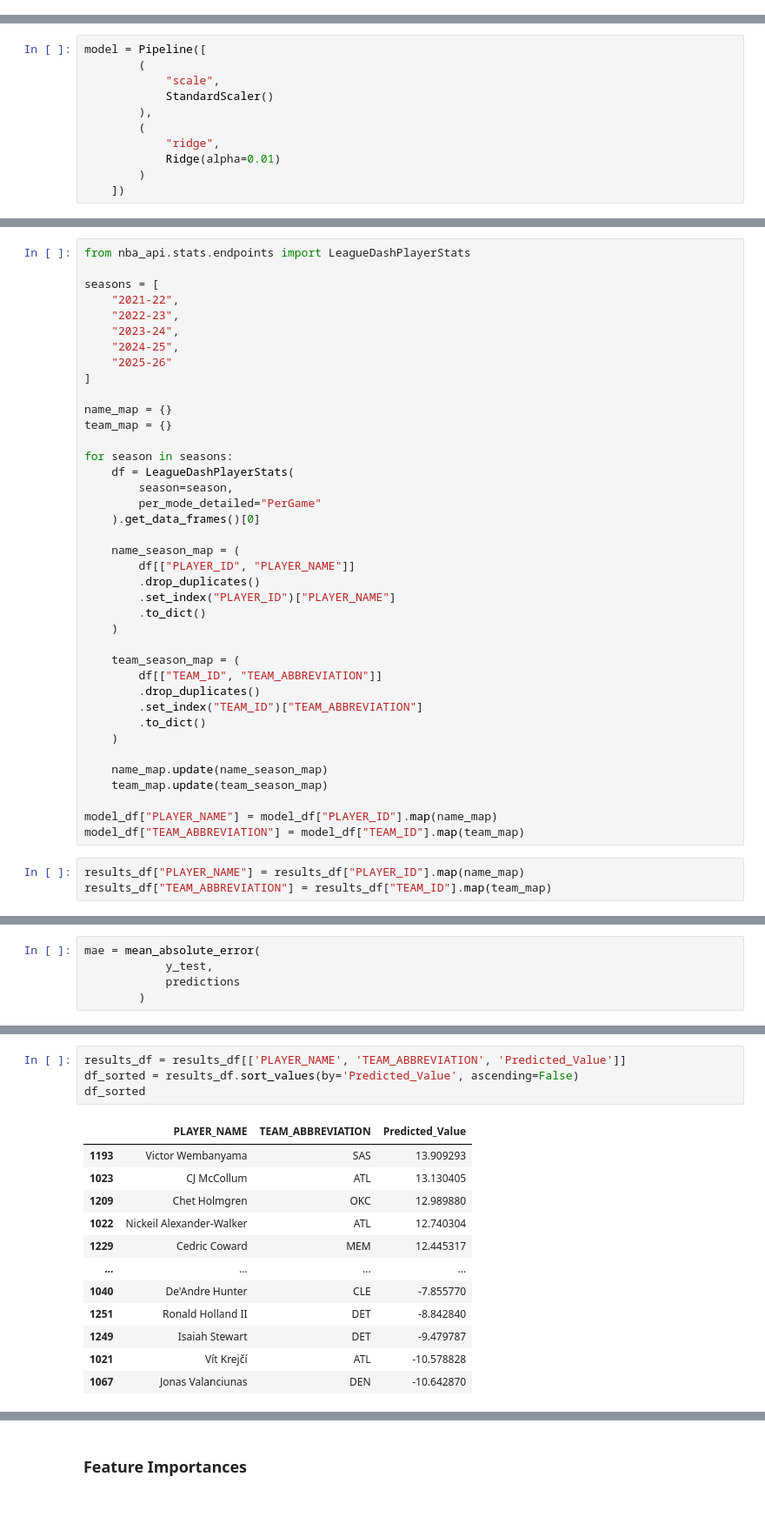
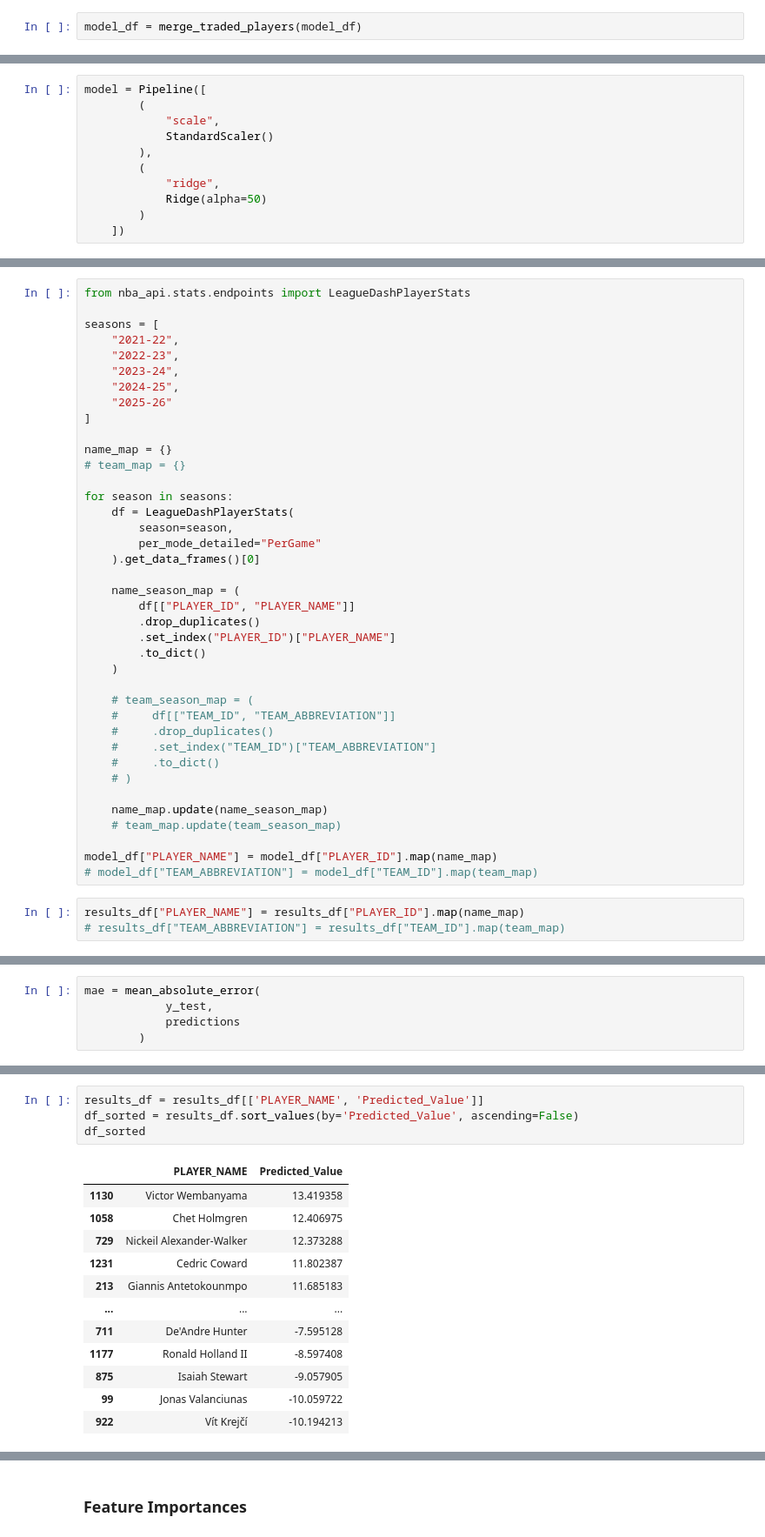
Before and after one commit to ianswan/nba-four-factors-model, a Jupyter notebook: four_factors_model.ipynb, the cells around one changed output, grey strips where cells are left out. Shown at 87% size. Saved outputs shown, nothing was run; the diff lists cells and outputs as text; blank space fills up the shorter version.

Commit message:
fixed traded player issue

```diff
--- a/four_factors_model.ipynb
+++ b/four_factors_model.ipynb
@@ -442,0 +492,2 @@ model_df = df
+# %%
+model_df = merge_traded_players(model_df)
@@ -617,7 +670,7 @@ model = Pipeline([
         ),
         (
             "ridge",
-            Ridge(alpha=0.01)
+            Ridge(alpha=50)
         )
     ])
 # %%
@@ -639,7 +692,7 @@ seasons = [
 ]
 
 name_map = {}
-team_map = {}
+# team_map = {}
 
 for season in seasons:
     df = LeagueDashPlayerStats(
@@ -654,21 +707,21 @@ for season in seasons:
         .to_dict()
     )
 
-    team_season_map = (
-        df[["TEAM_ID", "TEAM_ABBREVIATION"]]
-        .drop_duplicates()
-        .set_index("TEAM_ID")["TEAM_ABBREVIATION"]
-        .to_dict()
-    )
+    # team_season_map = (
+    #     df[["TEAM_ID", "TEAM_ABBREVIATION"]]
+    #     .drop_duplicates()
+    #     .set_index("TEAM_ID")["TEAM_ABBREVIATION"]
+    #     .to_dict()
+    # )
 
     name_map.update(name_season_map)
-    team_map.update(team_season_map)
+    # team_map.update(team_season_map)
 
 model_df["PLAYER_NAME"] = model_df["PLAYER_ID"].map(name_map)
-model_df["TEAM_ABBREVIATION"] = model_df["TEAM_ID"].map(team_map)
+# model_df["TEAM_ABBREVIATION"] = model_df["TEAM_ID"].map(team_map)
 # %%
 results_df["PLAYER_NAME"] = results_df["PLAYER_ID"].map(name_map)
-results_df["TEAM_ABBREVIATION"] = results_df["TEAM_ID"].map(team_map)
+# results_df["TEAM_ABBREVIATION"] = results_df["TEAM_ID"].map(team_map)
 # %%
 # check for missing players
 missing = results_df[results_df["PLAYER_NAME"].isna()]
@@ -712,17 +765,17 @@ mae
 # %%
-results_df = results_df[['PLAYER_NAME', 'TEAM_ABBREVIATION', 'Predicted_Value']]
+results_df = results_df[['PLAYER_NAME', 'Predicted_Value']]
 df_sorted = results_df.sort_values(by='Predicted_Value', ascending=False)
 df_sorted
 # %% [output]
-|  | PLAYER_NAME | TEAM_ABBREVIATION | Predicted_Value |
-| 1193 | Victor Wembanyama | SAS | 13.909293 |
-| 1023 | CJ McCollum | ATL | 13.130405 |
-| 1209 | Chet Holmgren | OKC | 12.989880 |
-| 1022 | Nickeil Alexander-Walker | ATL | 12.740304 |
-| 1229 | Cedric Coward | MEM | 12.445317 |
-| ... | ... | ... | ... |
-| 1040 | De'Andre Hunter | CLE | -7.855770 |
-| 1251 | Ronald Holland II | DET | -8.842840 |
-| 1249 | Isaiah Stewart | DET | -9.479787 |
-| 1021 | Vít Krejčí | ATL | -10.578828 |
-| 1067 | Jonas Valanciunas | DEN | -10.642870 |
+|  | PLAYER_NAME | Predicted_Value |
+| 1130 | Victor Wembanyama | 13.419358 |
+| 1058 | Chet Holmgren | 12.406975 |
+| 729 | Nickeil Alexander-Walker | 12.373288 |
+| 1231 | Cedric Coward | 11.802387 |
+| 213 | Giannis Antetokounmpo | 11.685183 |
+| ... | ... | ... |
+| 711 | De'Andre Hunter | -7.595128 |
+| 1177 | Ronald Holland II | -8.597408 |
+| 875 | Isaiah Stewart | -9.057905 |
+| 99 | Jonas Valanciunas | -10.059722 |
+| 922 | Vít Krejčí | -10.194213 |
```
Also changed, not shown: parts of 9 cells of this notebook, 1 other file.
